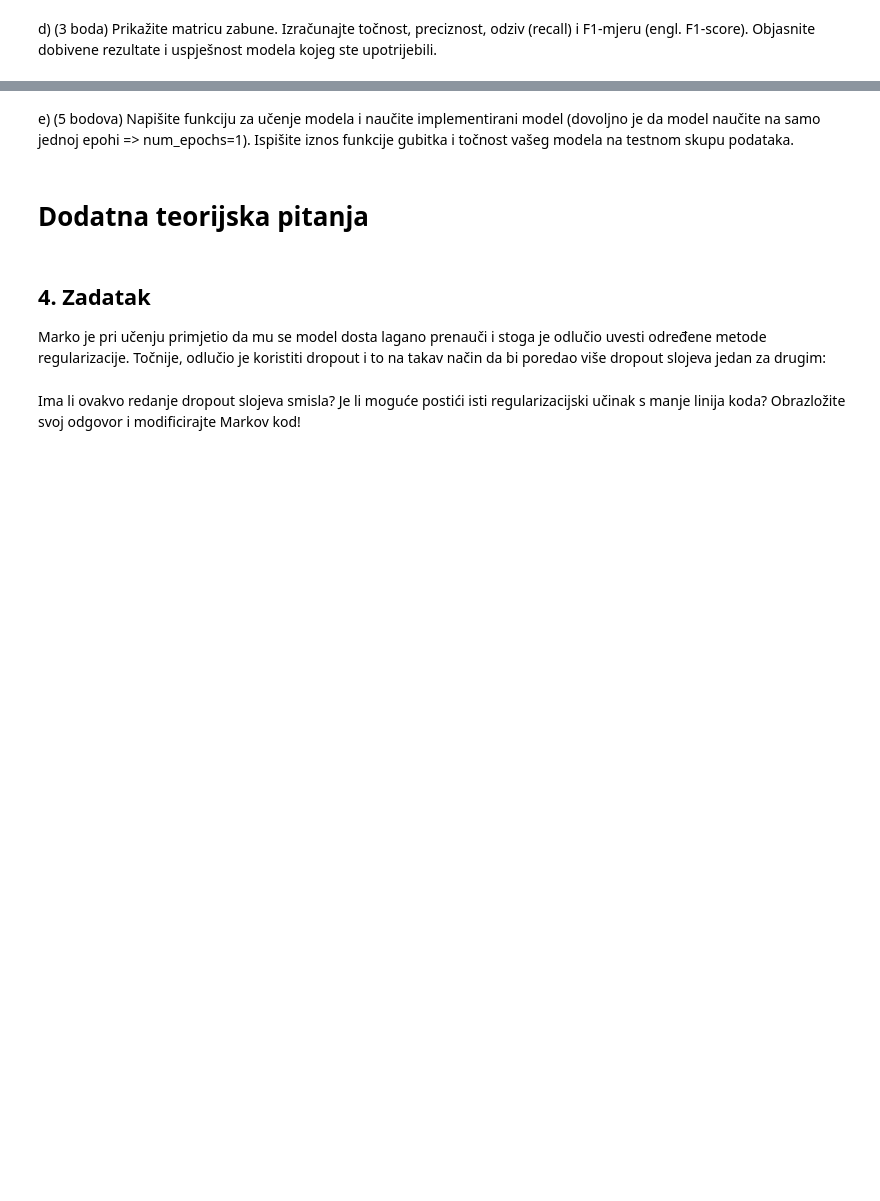
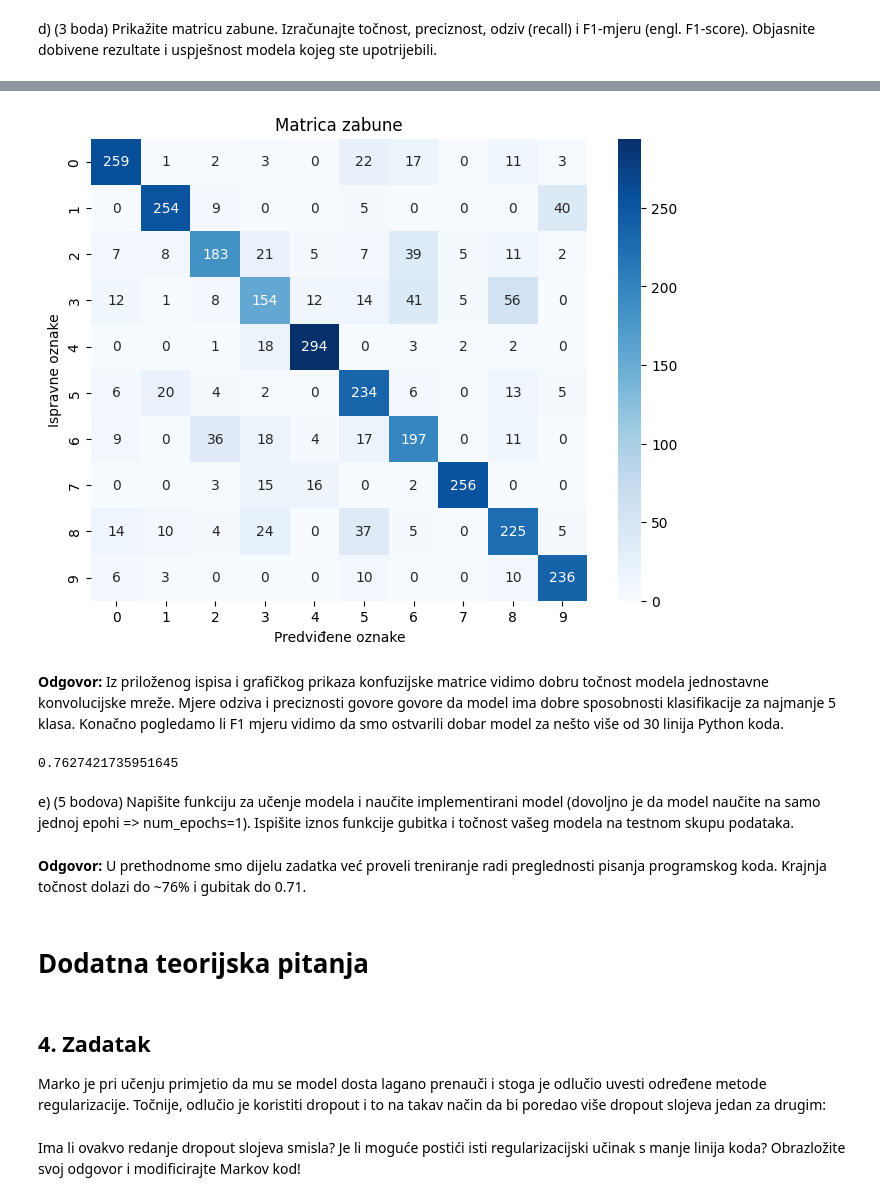
Before and after one commit to domamaric/UZOP, a Jupyter notebook: uzop_ogledni_ZI.ipynb, the cells around one changed output, grey strips where cells are left out. Drawn from its saved outputs; the diff is of its cells as text; code cells hidden in the pictures; blank space fills up the shorter version.

```diff
--- a/uzop_ogledni_ZI.ipynb
+++ b/uzop_ogledni_ZI.ipynb
@@ -439,2 +434,11 @@ dataset = EuroSATDataset(data_dir / "eurosat/")
+# %%
+dataset = EuroSATDataset(dataset_dir / "eurosat/2750/")
+
+X_train, X_test = train_test_split(dataset, test_size=0.3, random_state=42)
+
+batch_size = 64
+
+train_dataloader = DataLoader(X_train, batch_size=64, shuffle=True)
+test_dataloader = DataLoader(X_test, batch_size=64, shuffle=True)
 # %% [markdown]
 c) (3 boda) Složite model (bilo kakav) kojim ćete izvršiti klasifikaciju danih slika.
@@ -440,0 +484,10 @@ c) (3 boda) Složite model (bilo kakav) kojim ćete izvršiti klasifikaciju dani
+# %%
+device = torch.device("cuda:0" if torch.cuda.is_available() else "cpu")
+print(f"Koristimo {device} za učenje modela.")
+
+model = CNN()
+model.to(device)
+
+criterion = nn.CrossEntropyLoss()
+optimizer = optim.Adam(model.parameters(), lr=1e-3, weight_decay=1e-4)
+epochs = 5
@@ -442,3 +539,18 @@ c) (3 boda) Složite model (bilo kakav) kojim ćete izvršiti klasifikaciju dani
 d) (3 boda) Prikažite matricu zabune. Izračunajte točnost, preciznost, odziv (recall) i
 F1-mjeru (engl. F1-score). Objasnite dobivene rezultate i uspješnost modela
 kojeg ste upotrijebili.
+# %%
+y_true = []
+y_pred = []
+
+with torch.no_grad():
+    for img, lab in test_dataloader:
+        images, labels = img.to(device), lab.to(device)
+        outputs = model(images)
+        # The class with the highest energy is what we choose as prediction
+        _, predicted = torch.max(outputs, 1)
+
+        y_true.extend(labels.cpu().numpy())
+        y_pred.extend(predicted.cpu().numpy())
+
+print(classification_report(y_true, y_pred, digits=3))
@@ -445,7 +574,30 @@ kojeg ste upotrijebili.
+# %%
+from sklearn.metrics import confusion_matrix
+
+conf_matrix = confusion_matrix(y_true, y_pred)
+
+plt.figure(figsize=(8, 6))
+sns.heatmap(conf_matrix, annot=True, fmt="d", cmap="Blues", xticklabels=range(10), yticklabels=range(10))
+plt.xlabel("Predviđene oznake")
+plt.ylabel("Ispravne oznake")
+plt.title("Matrica zabune")
+plt.show()
+# %% [output]
+[figure, added]
+# %% [markdown]
+**Odgovor:** Iz priloženog ispisa i grafičkog prikaza konfuzijske matrice vidimo dobru točnost modela jednostavne konvolucijske mreže. Mjere odziva i preciznosti govore govore da model ima dobre sposobnosti klasifikacije za najmanje 5 klasa. Konačno pogledamo li F1 mjeru vidimo da smo ostvarili dobar model za nešto više od 30 linija Python koda.
+# %%
+from sklearn.metrics import f1_score
+
+print(f1_score(y_true, y_pred, average="weighted"))
+# %% [output]
+0.7627421735951645
 # %% [markdown]
 e) (5 bodova) Napišite funkciju za učenje modela i naučite implementirani model
 (dovoljno je da model naučite na samo jednoj epohi => num_epochs=1). Ispišite
 iznos funkcije gubitka i točnost vašeg modela na testnom skupu podataka.
+# %% [markdown]
+**Odgovor:** U prethodnome smo dijelu zadatka već proveli treniranje radi preglednosti pisanja programskog koda. Krajnja točnost dolazi do ~76% i gubitak do 0.71.
 # %% [markdown]
 # Dodatna teorijska pitanja
 # %% [markdown]
```
Also changed, not shown: parts of 23 cells of this notebook.
